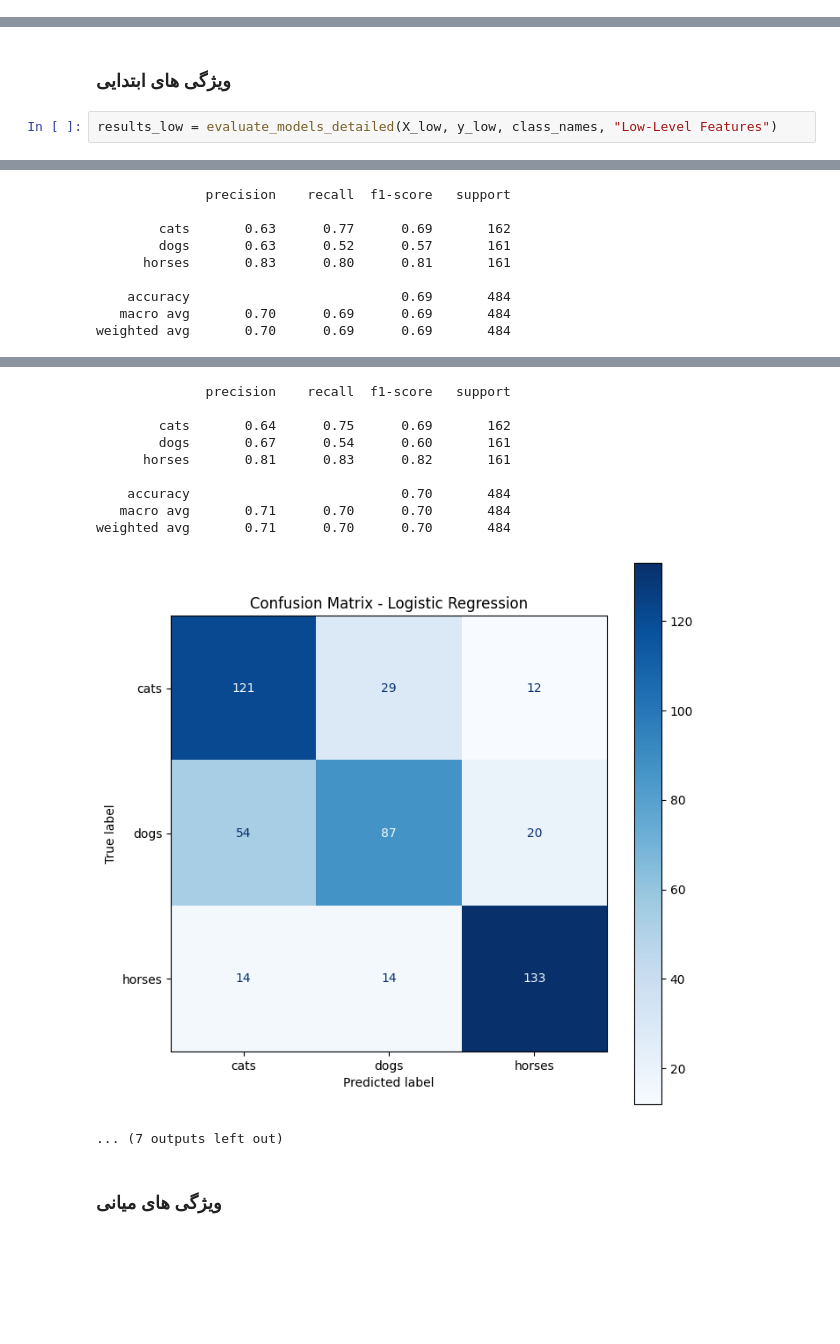
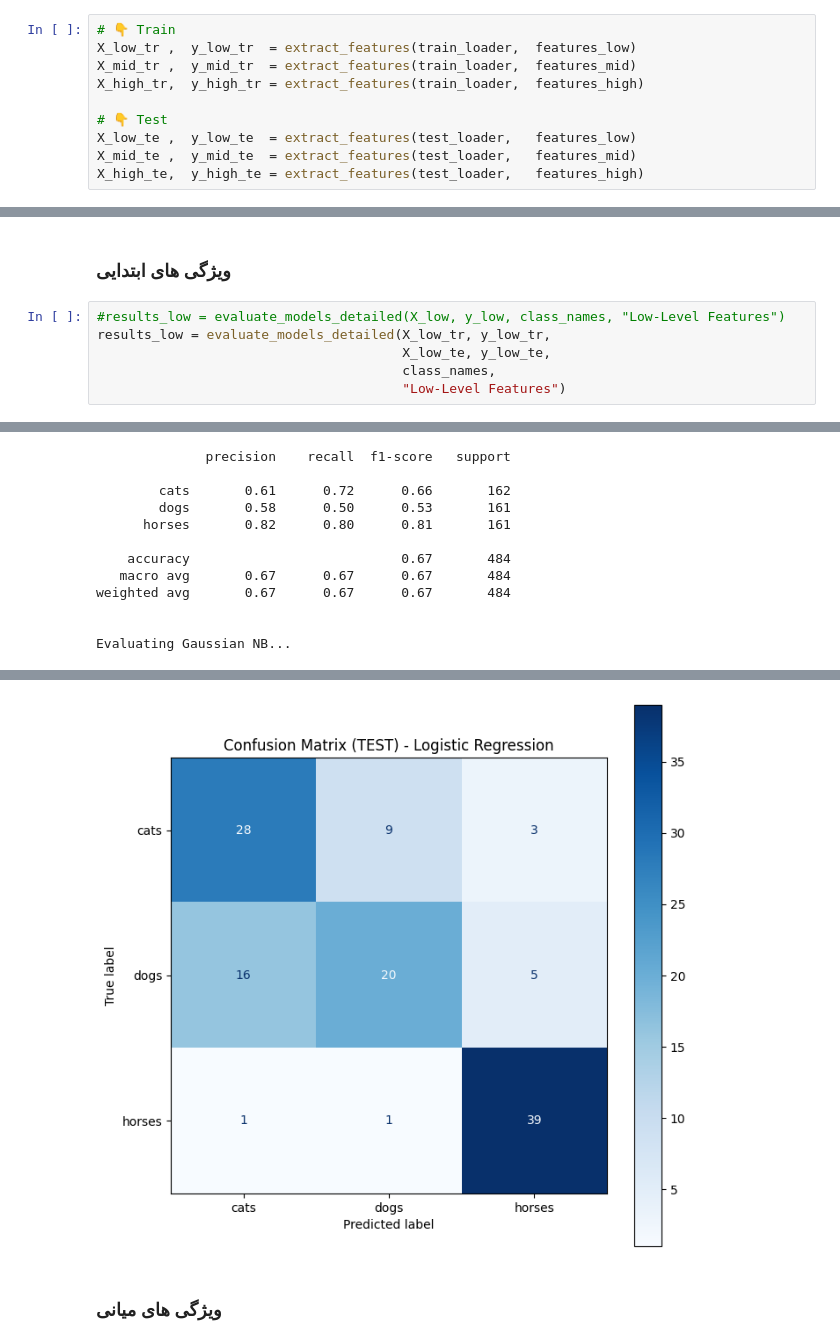
Before and after one commit to StuckInAnEndlessFebruary/stacked-learner, a Jupyter notebook: StackedLearner.ipynb, the cells around one changed output, grey strips where cells are left out. Cells and saved outputs as stored; diff of their text form; blank space fills up the shorter version.

Commit message:
test report faz1

```diff
--- a/StackedLearner.ipynb
+++ b/StackedLearner.ipynb
@@ -111,3 +107,13 @@ X_high, y_high = extract_features(train_loader, features_high)
+# %%
+# 👇 Train
+X_low_tr ,  y_low_tr  = extract_features(train_loader,  features_low)
+X_mid_tr ,  y_mid_tr  = extract_features(train_loader,  features_mid)
+X_high_tr,  y_high_tr = extract_features(train_loader,  features_high)
+
+# 👇 Test
+X_low_te ,  y_low_te  = extract_features(test_loader,   features_low)
+X_mid_te ,  y_mid_te  = extract_features(test_loader,   features_mid)
+X_high_te,  y_high_te = extract_features(test_loader,   features_high)
 # %% [markdown]
 ## آموزش مدل‌های طبقه‌بندی و نتایج هرکدام
 # %%
@@ -203,5 +217,9 @@ def evaluate_models_detailed(X, y, class_names, title=""):
 # %% [markdown]
 ### ویژگی های ابتدایی
 # %%
-results_low = evaluate_models_detailed(X_low, y_low, class_names, "Low-Level Features")
+#results_low = evaluate_models_detailed(X_low, y_low, class_names, "Low-Level Features")
+results_low = evaluate_models_detailed(X_low_tr, y_low_tr,
+                                       X_low_te, y_low_te,
+                                       class_names,
+                                       "Low‑Level Features")
 # %% [output]
@@ -234,9 +278,12 @@ Evaluating Random Forest...
               precision    recall  f1-score   support
 
-        cats       0.63      0.77      0.69       162
-        dogs       0.63      0.52      0.57       161
-      horses       0.83      0.80      0.81       161
+        cats       0.61      0.72      0.66       162
+        dogs       0.58      0.50      0.53       161
+      horses       0.82      0.80      0.81       161
 
-    accuracy                           0.69       484
-   macro avg       0.70      0.69      0.69       484
-weighted avg       0.70      0.69      0.69       484
+    accuracy                           0.67       484
+   macro avg       0.67      0.67      0.67       484
+weighted avg       0.67      0.67      0.67       484
+
+
+Evaluating Gaussian NB...
@@ -245,14 +307,4 @@ Evaluating Logistic Regression...
-              precision    recall  f1-score   support
-
-        cats       0.64      0.75      0.69       162
-        dogs       0.67      0.54      0.60       161
-      horses       0.81      0.83      0.82       161
-
-    accuracy                           0.70       484
-   macro avg       0.71      0.70      0.70       484
-weighted avg       0.71      0.70      0.70       484
-[figure, removed]
-... (7 outputs left out)
+[figure, new version]
 # %% [markdown]
 ### ویژگی های میانی
 # %%
```
Also changed, not shown: parts of 5 cells of this notebook.
